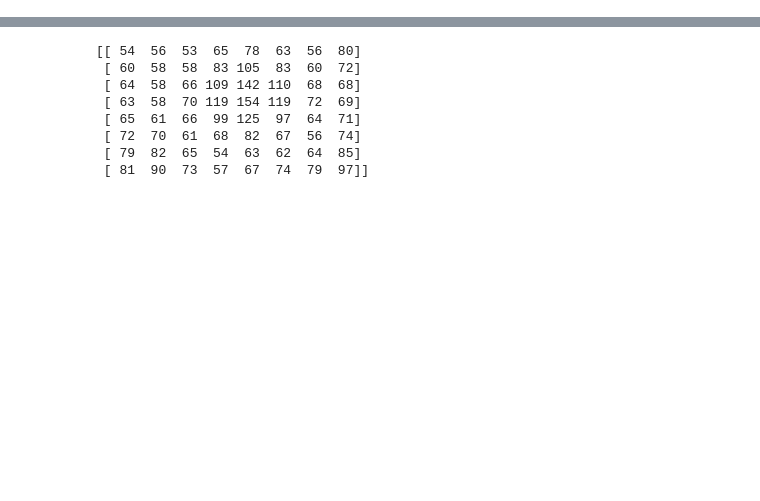
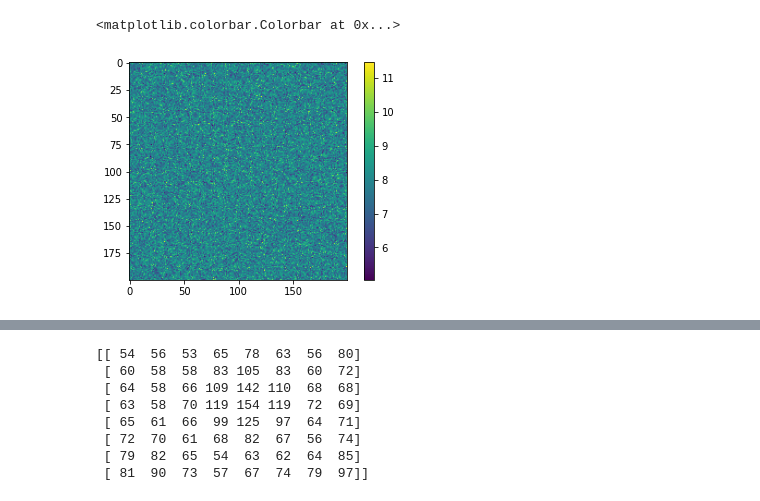
Before and after one commit to ttaburet/jpegtools, a Jupyter notebook: Samples DCT.ipynb, the cells around one changed output, grey strips where cells are left out. Saved outputs shown, nothing was run; the diff lists cells and outputs as text; code cells hidden in the pictures; blank space fills up the shorter version.

```diff
--- a/Samples DCT.ipynb
+++ b/Samples DCT.ipynb
@@ -58,0 +85,6 @@ Y= jpeg_file_double_compression[:, :, :, :, 0].reshape(jpeg_file_double_compress
+# %%
+plt.imshow(x.reshape((200, 200)))
+plt.colorbar()
+# %% [output]
+<matplotlib.colorbar.Colorbar at 0x...>
+[figure, added]
```
Also changed, not shown: parts of 9 cells of this notebook, 1 other file.
